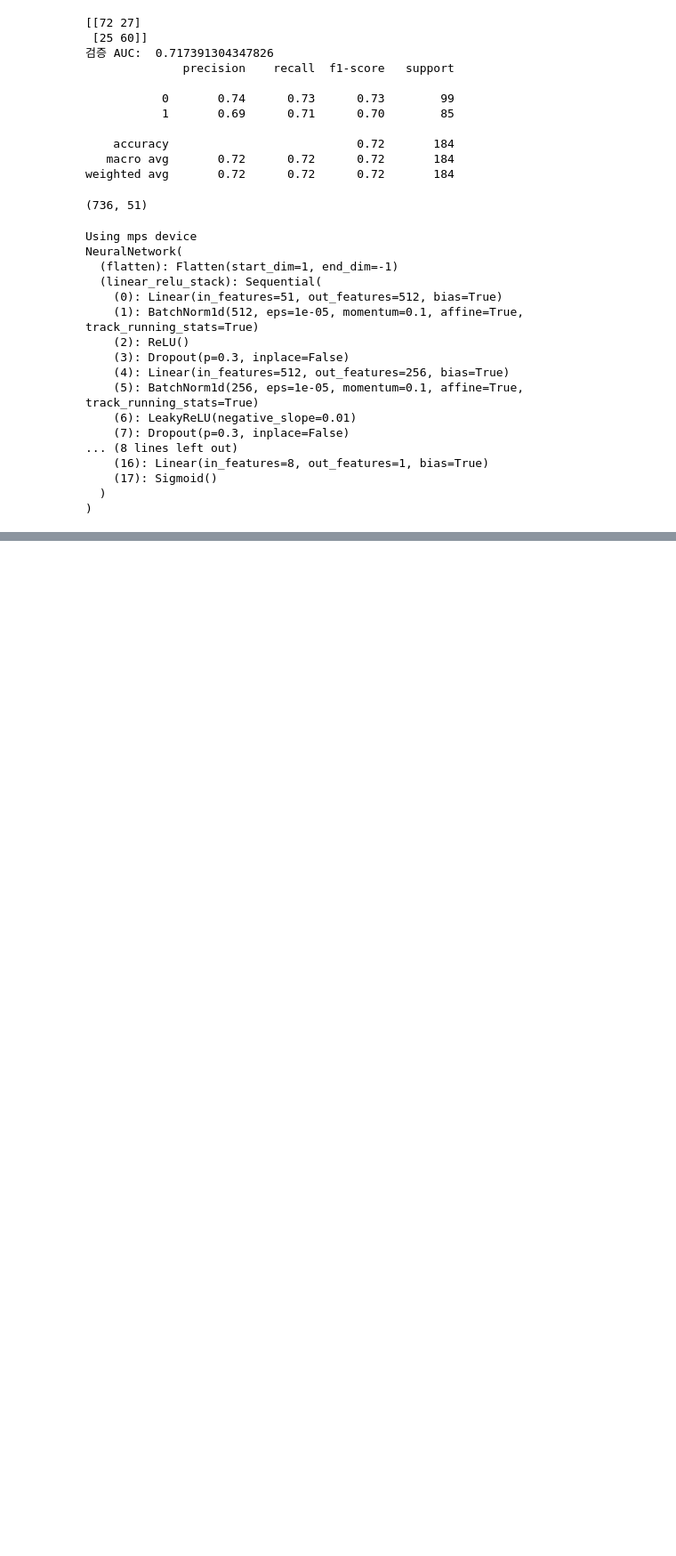
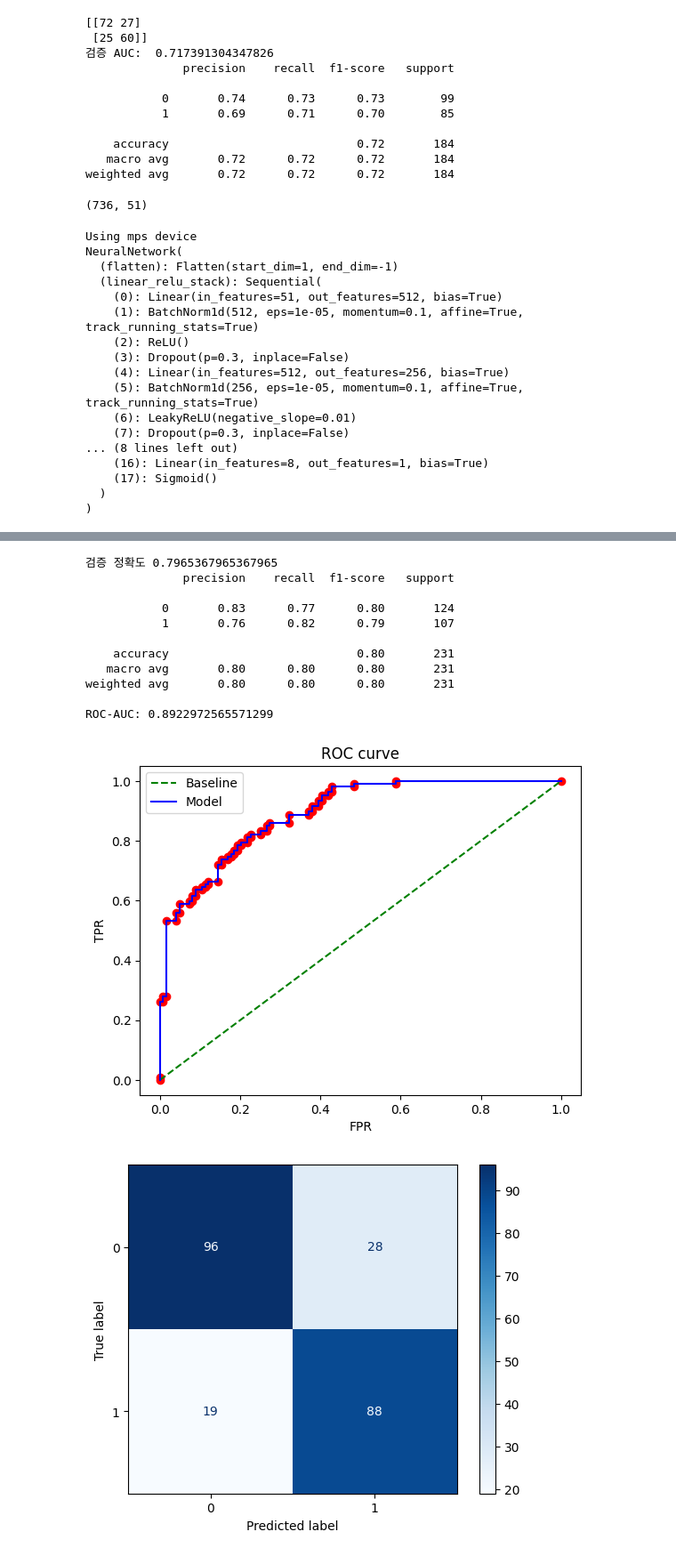
Before and after one commit to pauljo13/Metastasis_Predictive_modelling, a Jupyter notebook: code/Metastasis.ipynb, the cells around one changed output, grey strips where cells are left out. Shown at 89% size. Cells and saved outputs as stored; diff of their text form; code cells hidden in the pictures; blank space fills up the shorter version.

```diff
--- a/code/Metastasis.ipynb
+++ b/code/Metastasis.ipynb
@@ -968,0 +1093,16 @@ Done!
+# %%
+summarize_results(model_log, X_test_top, y_test)
+# %% [output]
+검증 정확도 0.7965367965367965
+              precision    recall  f1-score   support
+
+           0       0.83      0.77      0.80       124
+           1       0.76      0.82      0.79       107
+
+    accuracy                           0.80       231
+   macro avg       0.80      0.80      0.80       231
+weighted avg       0.80      0.80      0.80       231
+
+ROC-AUC: 0.8922972565571299
+[figure, added]
+[figure, added]
```
Also changed, not shown: parts of 13 cells of this notebook, 4 other files.
